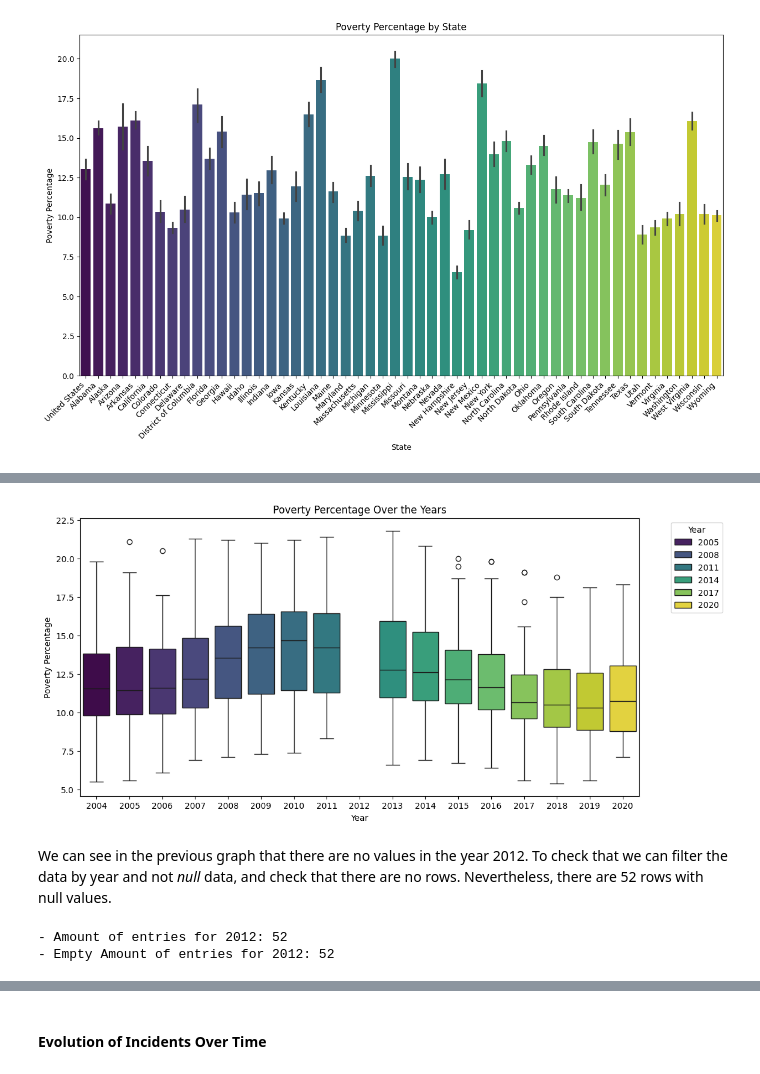
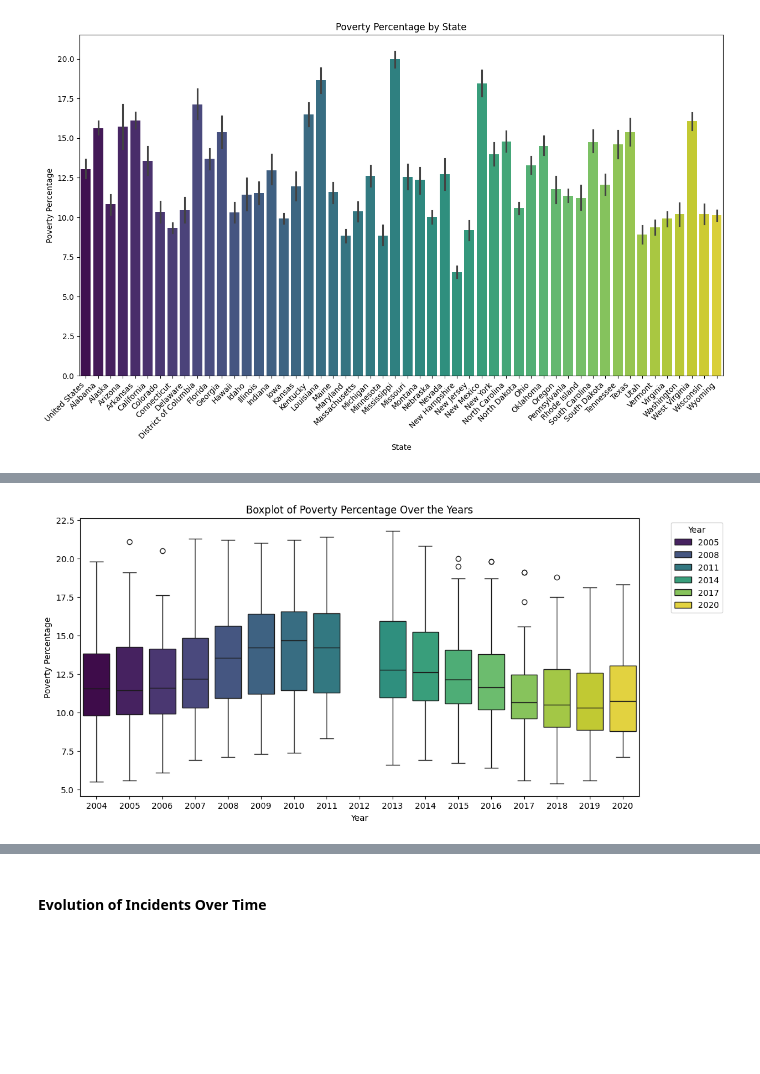
Before and after one commit to Marc2910llv/Gun-Incidents-In-USA-DataMining, a Jupyter notebook: Data_Mining_Project.ipynb, the cells around one changed output, grey strips where cells are left out. Saved outputs shown, nothing was run; the diff lists cells and outputs as text; code cells hidden in the pictures; blank space fills up the shorter version.

```diff
--- a/Data_Mining_Project.ipynb
+++ b/Data_Mining_Project.ipynb
@@ -305,21 +386,10 @@ Then, we will make a boxplot so see the evolution of the poverty over the years,
 # %%
 plt.figure(figsize=(12, 6))
 sns.boxplot(data=pbsy_dataset, x='year', y='povertyPercentage', hue='year', palette='viridis', dodge=False)
-plt.title('Poverty Percentage Over the Years')
+plt.title('Boxplot of Poverty Percentage Over the Years')
 plt.xlabel('Year')
 plt.ylabel('Poverty Percentage')
 plt.legend(title='Year', bbox_to_anchor=(1.05, 1), loc='upper left')
 plt.show()
 # %% [output]
-[figure, old version]
+[figure, new version]
-# %% [markdown]
-We can see in the previous graph that there are no values in the year 2012. To check that we can filter the data by year and not *null* data, and check that there are no rows. Nevertheless, there are 52 rows with null values.
-# %%
-entries_2012 = pbsy_dataset[pbsy_dataset['year'] == 2012]
-entries_2012_null = pbsy_dataset[(pbsy_dataset['year'] == 2012) & (pbsy_dataset['povertyPercentage'].isnull())]
-
-print('- Amount of entries for 2012: ' + str(entries_2012.shape[0]))
-print('- Empty Amount of entries for 2012: ' + str(entries_2012_null.shape[0]))
-# %% [output]
-- Amount of entries for 2012: 52
-- Empty Amount of entries for 2012: 52
```
Also changed, not shown: parts of 64 cells of this notebook.
